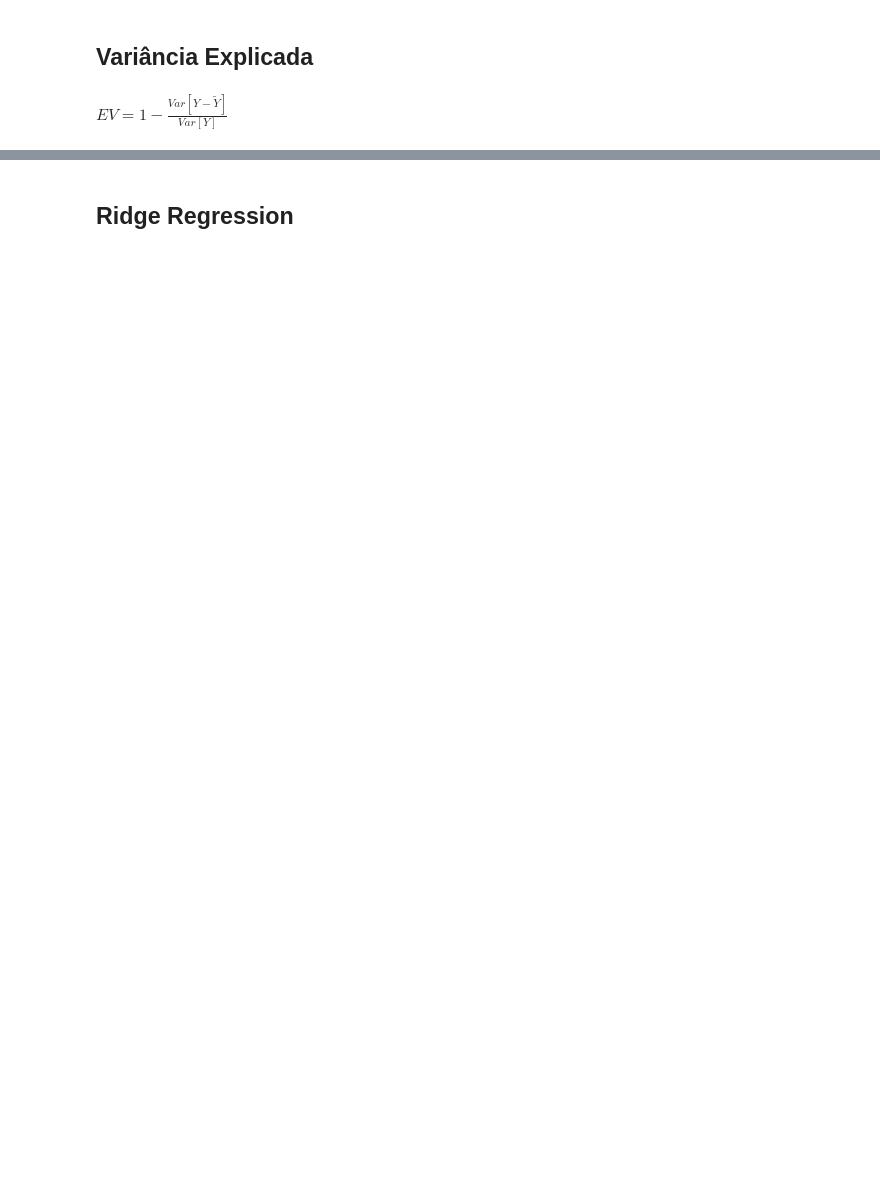
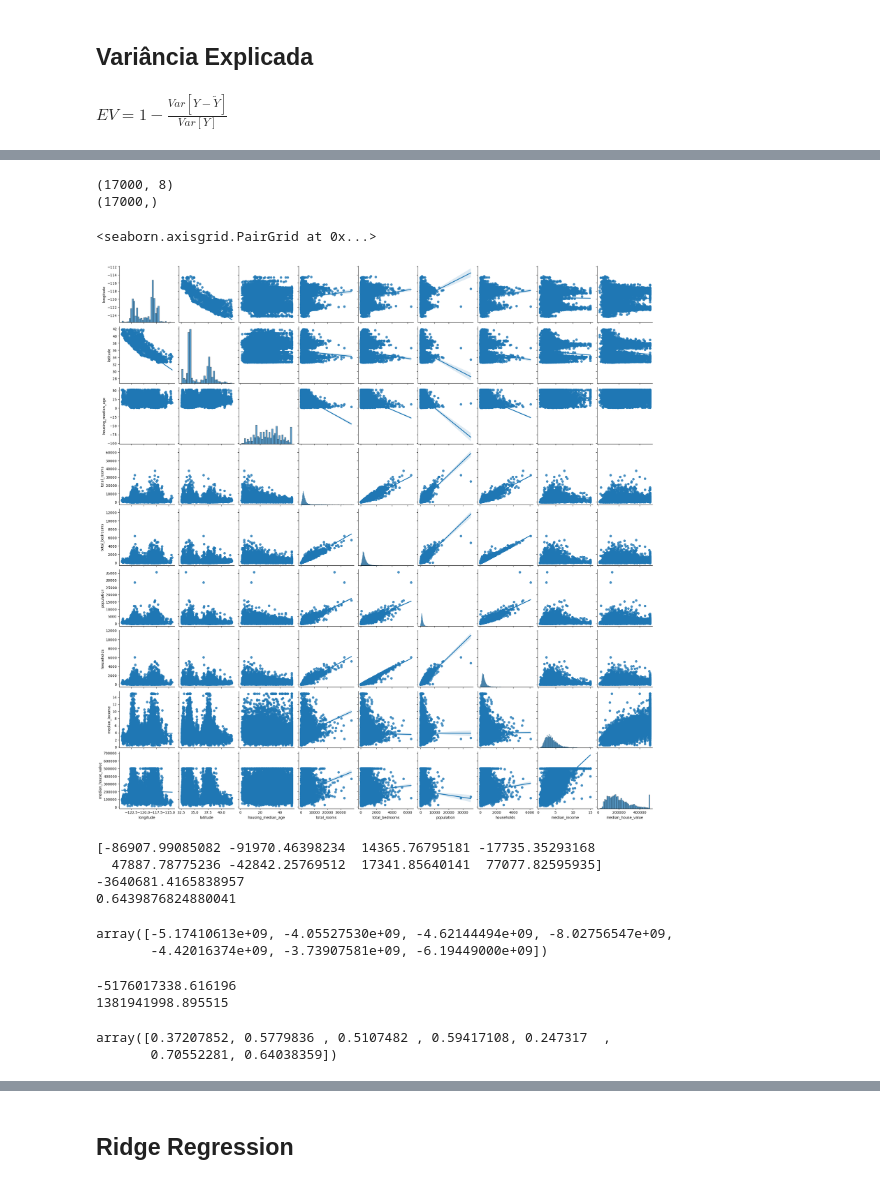
Before and after one commit to abaffa/INF1038, a Jupyter notebook: INF1038_Aula_06_Modelos_Lineares_Regressão.ipynb, the cells around one changed output, grey strips where cells are left out. Saved outputs shown, nothing was run; the diff lists cells and outputs as text; code cells hidden in the pictures; blank space fills up the shorter version.

```diff
--- a/INF1038_Aula_06_Modelos_Lineares_Regressão.ipynb
+++ b/INF1038_Aula_06_Modelos_Lineares_Regressão.ipynb
@@ -207,0 +232,2 @@ print(cross_val_score(lr, boston["data"], boston["target"], cv=7, scoring='expla
+# %%
+df = pd.read_csv("https://raw.githubusercontent.com/abaffa/INF1038/main/dataset/california_housing_train.csv")
@@ -207,0 +250,15 @@ print(cross_val_score(lr, boston["data"], boston["target"], cv=7, scoring='expla
+# %%
+print(california["data"].shape)
+print(california["target"].shape)
+# %% [output]
+(17000, 8)
+(17000,)
+# %%
+import matplotlib
+import matplotlib.pyplot as plt
+import seaborn as sns
+
+sns.pairplot(df, kind="reg")
+# %% [output]
+<seaborn.axisgrid.PairGrid at 0x...>
+[figure, added]
@@ -207,0 +276,29 @@ print(cross_val_score(lr, boston["data"], boston["target"], cv=7, scoring='expla
+# %%
+print(reg['linearregression'].coef_)
+print(reg['linearregression'].intercept_)
+print(reg.score(X_test, Y_test))
+# %% [output]
+[-86907.99085082 -91970.46398234  14365.76795181 -17735.35293168
+  47887.78775236 -42842.25769512  17341.85640141  77077.82595935]
+-3640681.4165838957
+0.6439876824880041
+# %%
+from sklearn.model_selection import cross_val_score
+
+scores = cross_val_score(lr, california["data"], california["target"], cv=7, scoring='neg_mean_squared_error')
+scores
+# %% [output]
+array([-5.17410613e+09, -4.05527530e+09, -4.62144494e+09, -8.02756547e+09,
+       -4.42016374e+09, -3.73907581e+09, -6.19449000e+09])
+# %%
+print(scores.mean())
+print(scores.std())
+# %% [output]
+-5176017338.616196
+1381941998.895515
+# %%
+scores = cross_val_score(lr, california["data"], california["target"], cv=7, scoring='r2')
+scores
+# %% [output]
+array([0.37207852, 0.5779836 , 0.5107482 , 0.59417108, 0.247317  ,
+       0.70552281, 0.64038359])
```
Also changed, not shown: parts of 63 cells of this notebook, 2 other files.
